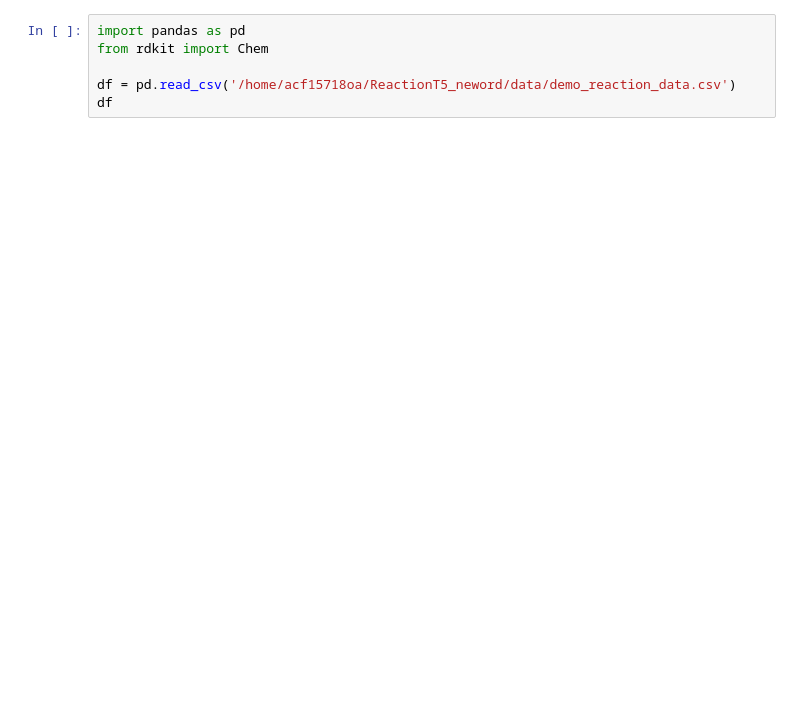
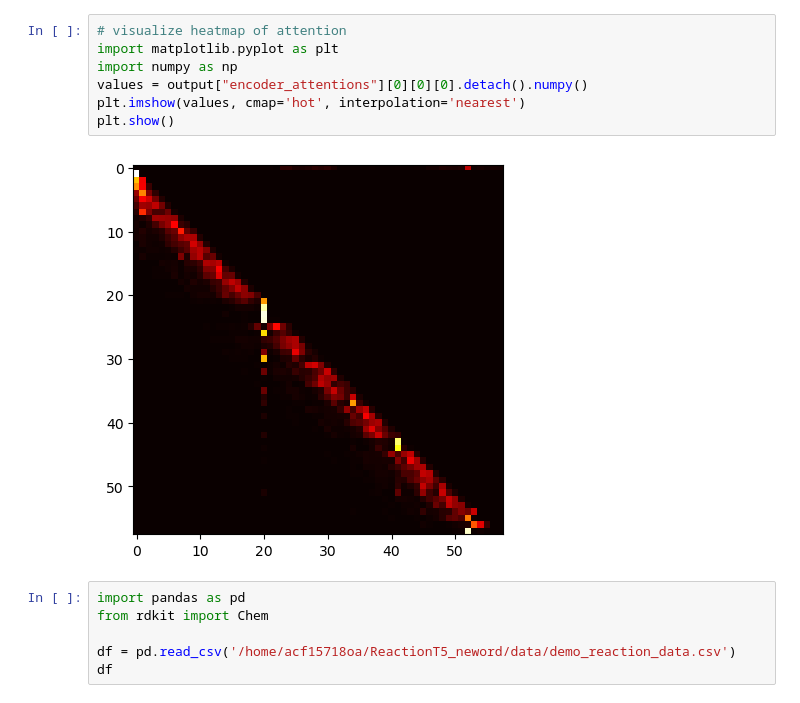
Before and after one commit to sagawatatsuya/ReactionT5v2, a Jupyter notebook: data/create_fig.ipynb, the cells around one changed output. Saved outputs shown, nothing was run; the diff lists cells and outputs as text; blank space fills up the shorter version.

```diff
--- a/data/create_fig.ipynb
+++ b/data/create_fig.ipynb
@@ -1,3 +49,12 @@
+# %%
+# visualize heatmap of attention
+import matplotlib.pyplot as plt
+import numpy as np
+values = output["encoder_attentions"][0][0][0].detach().numpy()
+plt.imshow(values, cmap='hot', interpolation='nearest')
+plt.show()
+# %% [output]
+[figure, added]
 # %%
 import pandas as pd
 from rdkit import Chem
```
Also changed, not shown: parts of 6 cells of this notebook, 24 other files.
